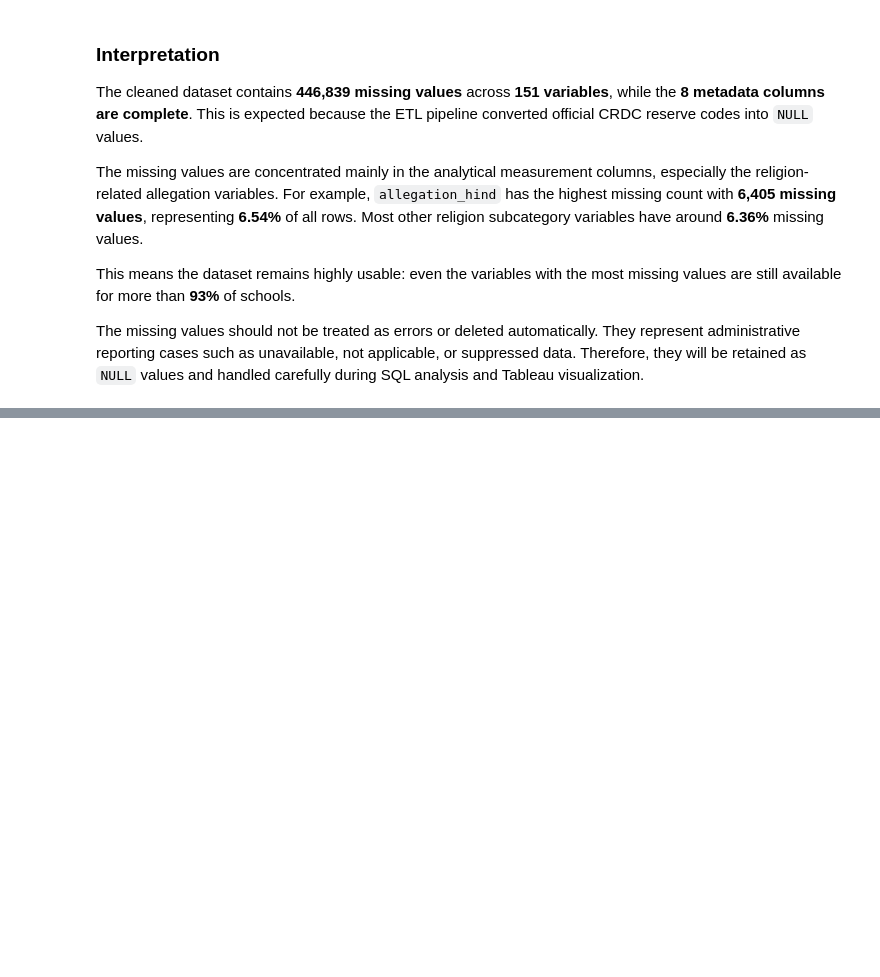
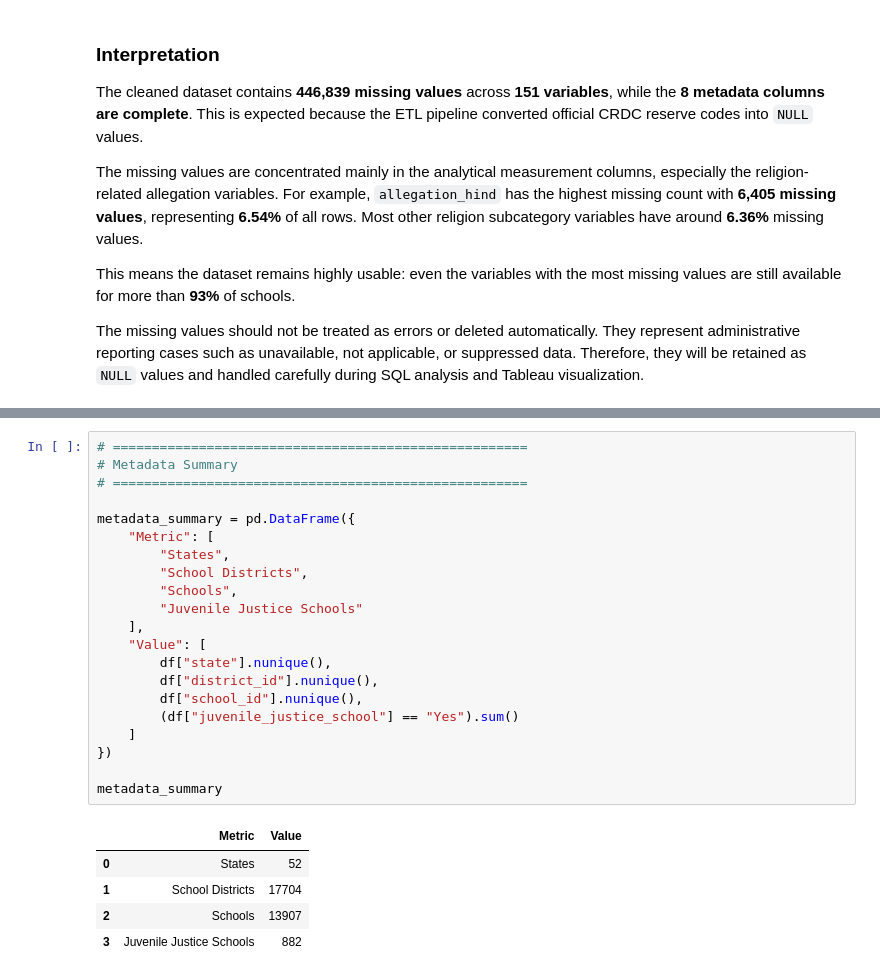
Before and after one commit to MrMcYoldas/school-bullying-analysis-crdc, a Jupyter notebook: notebooks/03_Exploratory_Analysis.ipynb, the cells around one changed output, grey strips where cells are left out. Saved outputs shown, nothing was run; the diff lists cells and outputs as text; blank space fills up the shorter version.

```diff
--- a/notebooks/03_Exploratory_Analysis.ipynb
+++ b/notebooks/03_Exploratory_Analysis.ipynb
@@ -461,0 +500,27 @@ The missing values should not be treated as errors or deleted automatically. The
+# %%
+# =====================================================
+# Metadata Summary
+# =====================================================
+
+metadata_summary = pd.DataFrame({
+    "Metric": [
+        "States",
+        "School Districts",
+        "Schools",
+        "Juvenile Justice Schools"
+    ],
+    "Value": [
+        df["state"].nunique(),
+        df["district_id"].nunique(),
+        df["school_id"].nunique(),
+        (df["juvenile_justice_school"] == "Yes").sum()
+    ]
+})
+
+metadata_summary
+# %% [output]
+|  | Metric | Value |
+| 0 | States | 52 |
+| 1 | School Districts | 17704 |
+| 2 | Schools | 13907 |
+| 3 | Juvenile Justice Schools | 882 |
```
Also changed, not shown: parts of 6 cells of this notebook.
